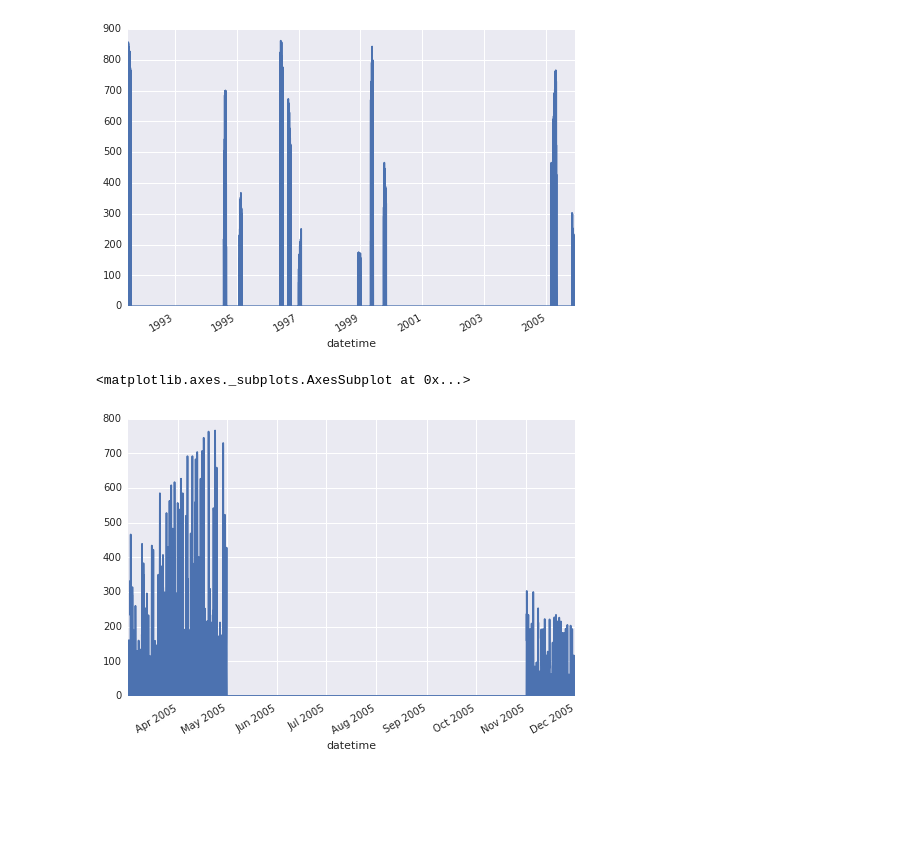
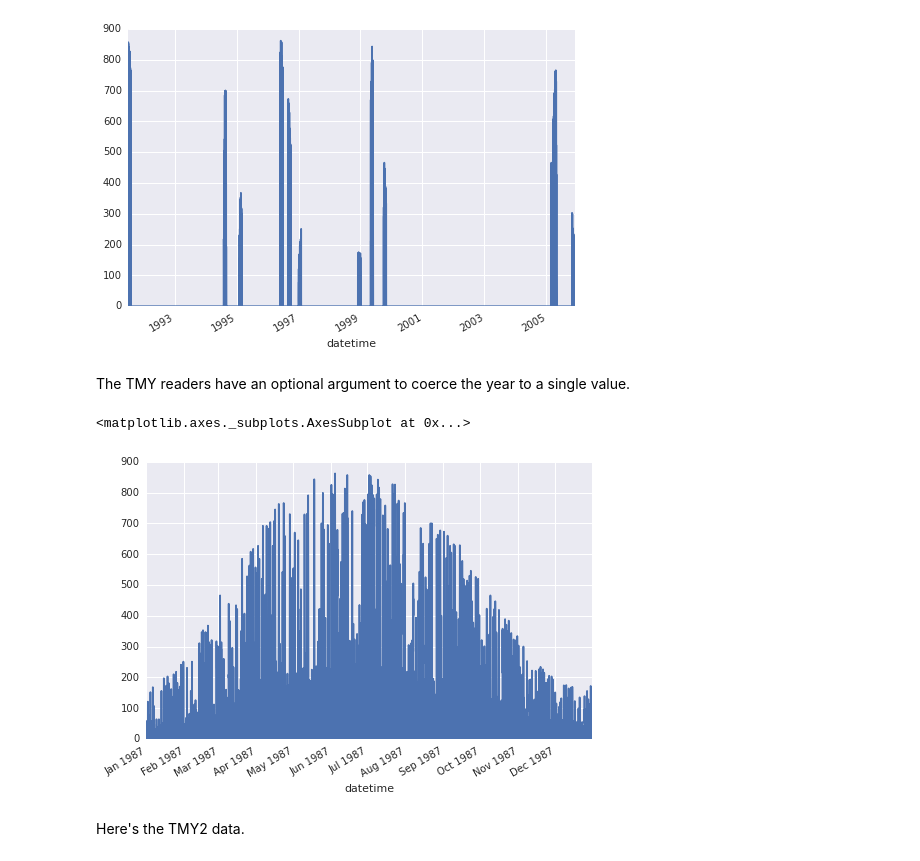
Before and after one commit to pvlib/pvlib-python, a Jupyter notebook: docs/tutorials/tmy.ipynb, the cells around one changed output. Drawn from its saved outputs; the diff is of its cells as text; code cells hidden in the pictures; blank space fills up the shorter version.

```diff
--- a/docs/tutorials/tmy.ipynb
+++ b/docs/tutorials/tmy.ipynb
@@ -47,11 +62,17 @@ tmy3_data['GHI'].plot()
 # %% [output]
 <matplotlib.axes._subplots.AxesSubplot at 0x...>
 [figure]
+# %% [markdown]
+The TMY readers have an optional argument to coerce the year to a single value.
+# %%
+tmy3_data, tmy3_metadata = pvlib.tmy.readtmy3(os.path.join(pvlib_abspath, 'data', '703165TY.csv'), coerce_year=1987)
 # %%
-tmy3_data['GHI'][tmy3_data.index > '2005-01-01'].plot()
+tmy3_data['GHI'].plot()
 # %% [output]
 <matplotlib.axes._subplots.AxesSubplot at 0x...>
-[figure, old version]
+[figure, new version]
+# %% [markdown]
+Here's the TMY2 data.
 # %%
 print(tmy2_metadata)
 print(tmy2_data.head())
```
Also changed, not shown: parts of 12 cells of this notebook.
